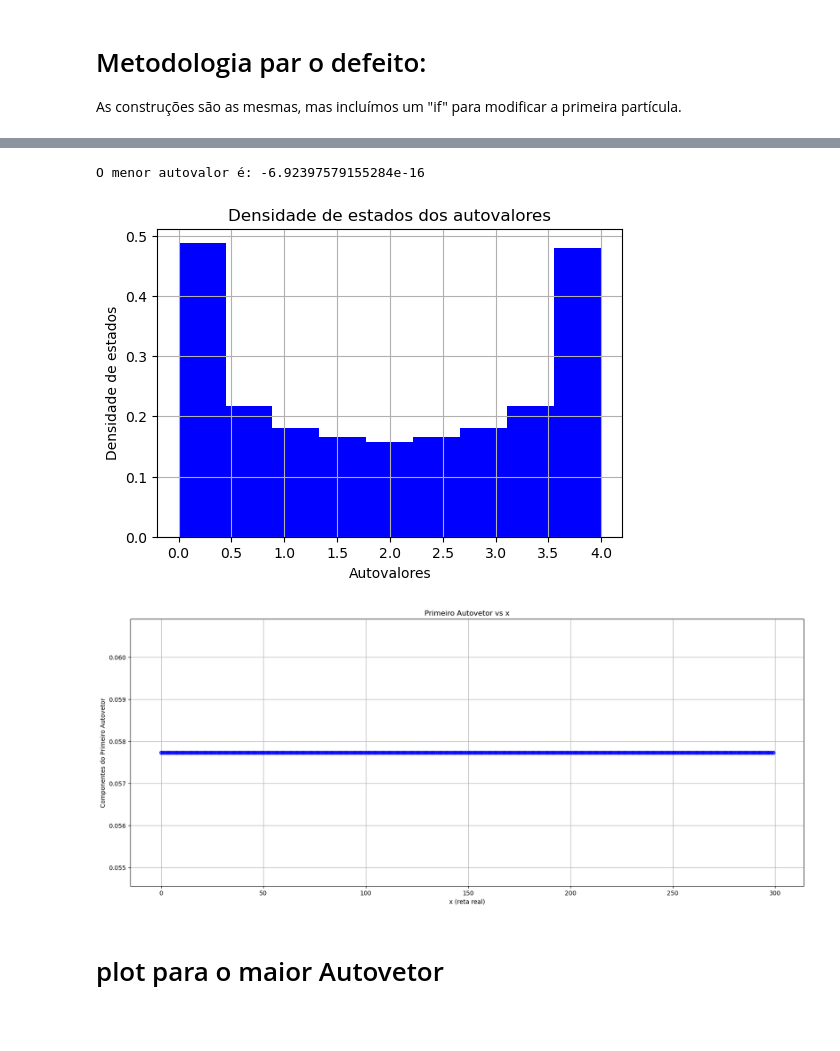
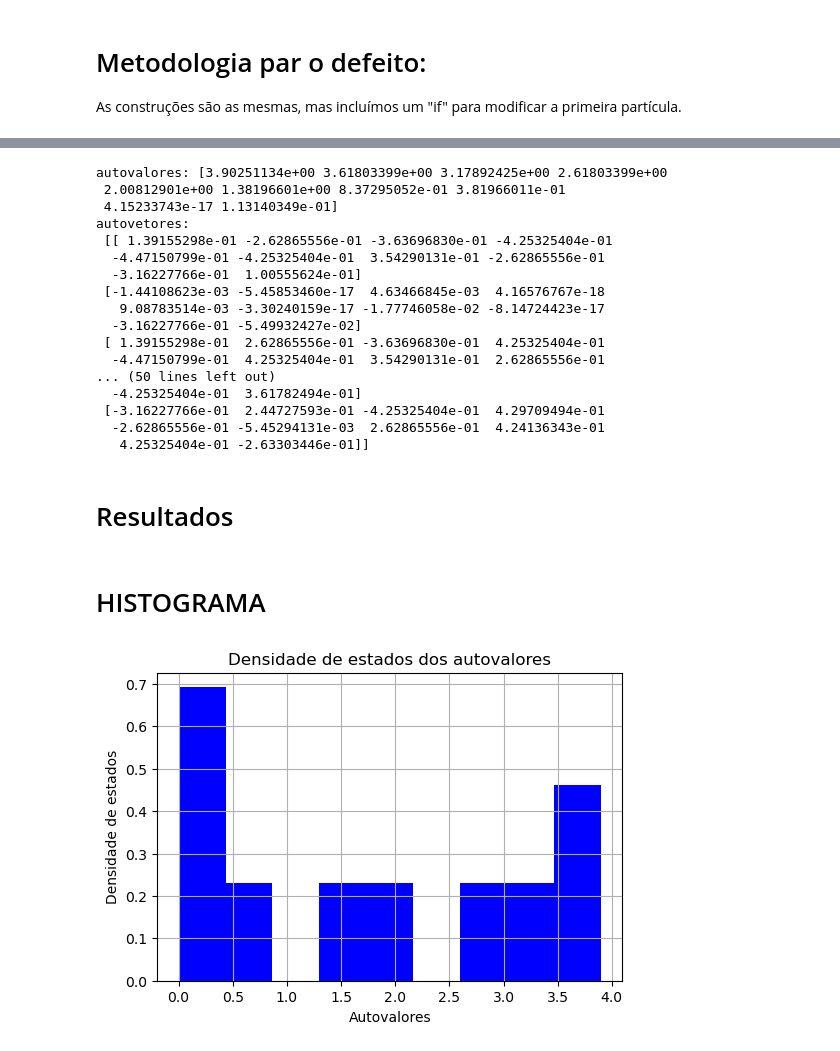
Before and after one commit to enzo-souza/Autovalores-e-Autovetores-de-um-sistema-massa-mola-circular, a Jupyter notebook: defeito.ipynb, the cells around one changed output, grey strips where cells are left out. Drawn from its saved outputs; the diff is of its cells as text; code cells hidden in the pictures; blank space fills up the shorter version.

```diff
--- a/defeito.ipynb
+++ b/defeito.ipynb
@@ -33,7 +33,7 @@ for z in range (0,n):
 
         #aplica o defeito na matriz_massa
         if z == 1:
-            matriz_massa[z].append(5)
+            matriz_massa[z].append(50)
         else:
             matriz_massa[z].append(massa)
 # %%
@@ -83,46 +76,51 @@ for p in matriz:
+# %%
+#Encontra os autovalores e autovetores da matriz
+import matplotlib.pyplot as plt
+
+# Calcula os autovalores da matriz usando a biblioteca NumPy eig:
+autovalores, autovetores  = np.linalg.eig(matriz)
+
+#Na biblioteca eig, os autovetores são retornados na coluna, então precisamos transpor a matriz de autovetores para obter os autovetores como linhas.
+autovetores.T
+
+print("autovalores:", autovalores)
+print("autovetores:","\n", autovetores)
+
+#Ordena os autovalores e autovetores
+idx = autovalores.argsort()
+print('\n',idx)
+print(autovetores[:,idx])
+autovetores = np.round(autovetores, decimals=5)
+# %% [output]
+autovalores: [3.90251134e+00 3.61803399e+00 3.17892425e+00 2.61803399e+00
+ 2.00812901e+00 1.38196601e+00 8.37295052e-01 3.81966011e-01
+ 4.15233743e-17 1.13140349e-01]
+autovetores:
+ [[ 1.39155298e-01 -2.62865556e-01 -3.63696830e-01 -4.25325404e-01
+  -4.47150799e-01 -4.25325404e-01  3.54290131e-01 -2.62865556e-01
+  -3.16227766e-01  1.00555624e-01]
+ [-1.44108623e-03 -5.45853460e-17  4.63466845e-03  4.16576767e-18
+   9.08783514e-03 -3.30240159e-17 -1.77746058e-02 -8.14724423e-17
+  -3.16227766e-01 -5.49932427e-02]
+ [ 1.39155298e-01  2.62865556e-01 -3.63696830e-01  4.25325404e-01
+  -4.47150799e-01  4.25325404e-01  3.54290131e-01  2.62865556e-01
+... (50 lines left out)
+  -4.25325404e-01  3.61782494e-01]
+ [-3.16227766e-01  2.44727593e-01 -4.25325404e-01  4.29709494e-01
+  -2.62865556e-01 -5.45294131e-03  2.62865556e-01  4.24136343e-01
+   4.25325404e-01 -2.63303446e-01]]
+# %% [markdown]
+# Resultados
+# %% [markdown]
+# HISTOGRAMA
 # %%
-import matplotlib.pyplot as plt
-
-# Calcula os autovalores da matriz
-autovalores, autovetores  = np.linalg.eig(matriz)
-
-autovalores.argsort()
-autovetores.T
-#print("autovetores:", autovetores[:,-1])
-
-#Encontra o índice do menor autovalor
-minautovalor= np.argmin(autovalores)
-print(f"O menor autovalor é: {autovalores[minautovalor]}")
-
-#os autovetores apresentam uma erro associado que prejudica o gráfico. então temos que pegar apenas os primeiros dígitos significativos
-autovetores = np.round(autovetores, decimals=10)
-#print(f"a lista de autovetores relativa ao menor autovalor é: {autovetores[:,minautovalor]}")
-
 # Plota a densidade de estados (histograma dos autovalores)
 plt.figure(figsize=(6,4))
 plt.hist(autovalores, bins=9, density=True, color='blue')
 plt.xlabel('Autovalores')
 plt.ylabel('Densidade de estados')
 plt.title('Densidade de estados dos autovalores')
 plt.grid(True)
 plt.show()
-
-avt=[]
-for d in autovetores[:,minautovalor]:
-    avt.append(d)
-
-# Plota o primeiro autovetor em função de uma reta real x
-x = np.arange(n)
-plt.figure(figsize=(20,8))
-plt.plot(x, autovetores[:,minautovalor], marker='o', alpha=0.7, linestyle='-', color='blue')
-plt.xlabel('x (reta real)')
-plt.ylabel('Componentes do Primeiro Autovetor')
-plt.title('Primeiro Autovetor vs x')
-plt.grid(True)
-plt.show()
 # %% [output]
-O menor autovalor é: -6.92397579155284e-16
-[figure, old version]
+[figure, new version]
-[figure, removed]
-# %% [markdown]
-# plot para o maior Autovetor
```
Also changed, not shown: parts of 7 cells of this notebook.
